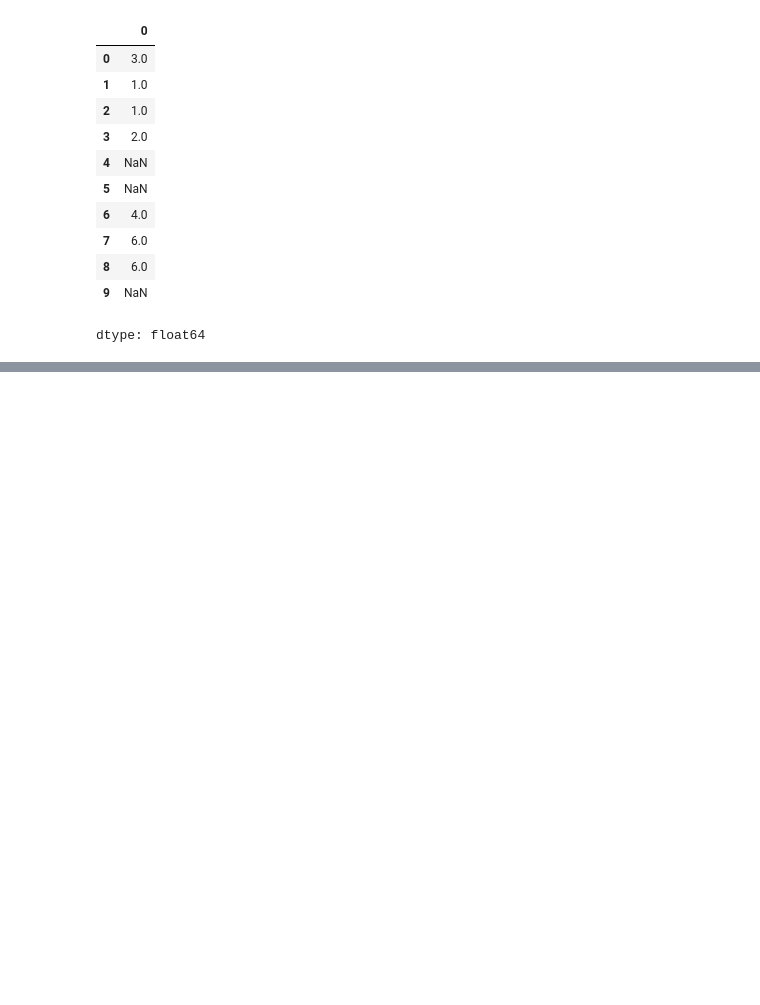
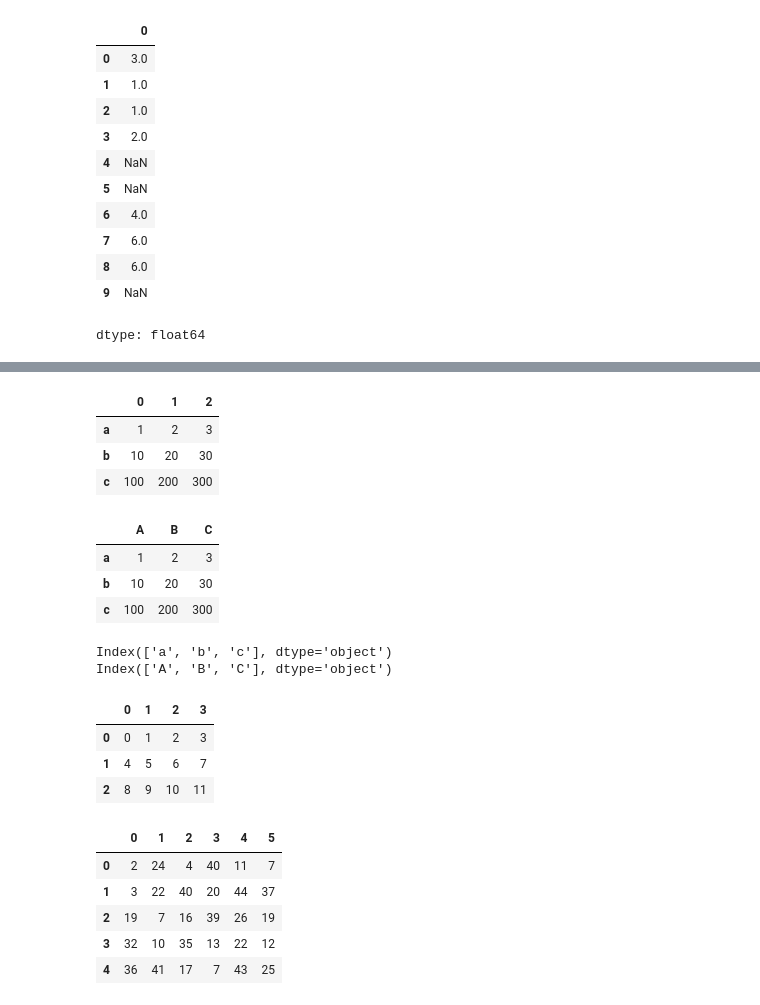
Before and after one commit to kimham1285/2025-1-myclass-BDA, a Jupyter notebook: inclass/02w_B_0312_pandas_basic.ipynb, the cells around one changed output, grey strips where cells are left out. Cells and saved outputs as stored; diff of their text form; code cells hidden in the pictures; blank space fills up the shorter version.

```diff
--- a/inclass/02w_B_0312_pandas_basic.ipynb
+++ b/inclass/02w_B_0312_pandas_basic.ipynb
@@ -106,0 +189,47 @@ dtype: float64
+# %%
+import pandas as pd
+
+df = pd.DataFrame([[1, 2, 3], [10, 20, 30], [100, 200, 300]],
+index=list('abc'))
+df
+# %% [output]
+|  | 0 | 1 | 2 |
+| a | 1 | 2 | 3 |
+| b | 10 | 20 | 30 |
+| c | 100 | 200 | 300 |
+# %%
+df = pd.DataFrame([[1, 2, 3], [10, 20, 30], [100, 200, 300]],
+                  index=list('abc'), columns=['A', 'B', 'C'])
+df
+# %% [output]
+|  | A | B | C |
+| a | 1 | 2 | 3 |
+| b | 10 | 20 | 30 |
+| c | 100 | 200 | 300 |
+# %%
+print(df.index)
+print(df.columns)
+# %% [output]
+Index(['a', 'b', 'c'], dtype='object')
+Index(['A', 'B', 'C'], dtype='object')
+# %%
+import numpy as np
+import pandas as pd
+
+df1 = pd.DataFrame(data = np.arange(12).reshape(3, 4))
+df1
+# %% [output]
+|  | 0 | 1 | 2 | 3 |
+| 0 | 0 | 1 | 2 | 3 |
+| 1 | 4 | 5 | 6 | 7 |
+| 2 | 8 | 9 | 10 | 11 |
+# %%
+df1 = pd.DataFrame(np.random.randint(1, 46, (5, 6)))
+df1
+# %% [output]
+|  | 0 | 1 | 2 | 3 | 4 | 5 |
+| 0 | 2 | 24 | 4 | 40 | 11 | 7 |
+| 1 | 3 | 22 | 40 | 20 | 44 | 37 |
+| 2 | 19 | 7 | 16 | 39 | 26 | 19 |
+| 3 | 32 | 10 | 35 | 13 | 22 | 12 |
+| 4 | 36 | 41 | 17 | 7 | 43 | 25 |
```
Also changed, not shown: parts of 95 cells of this notebook.
